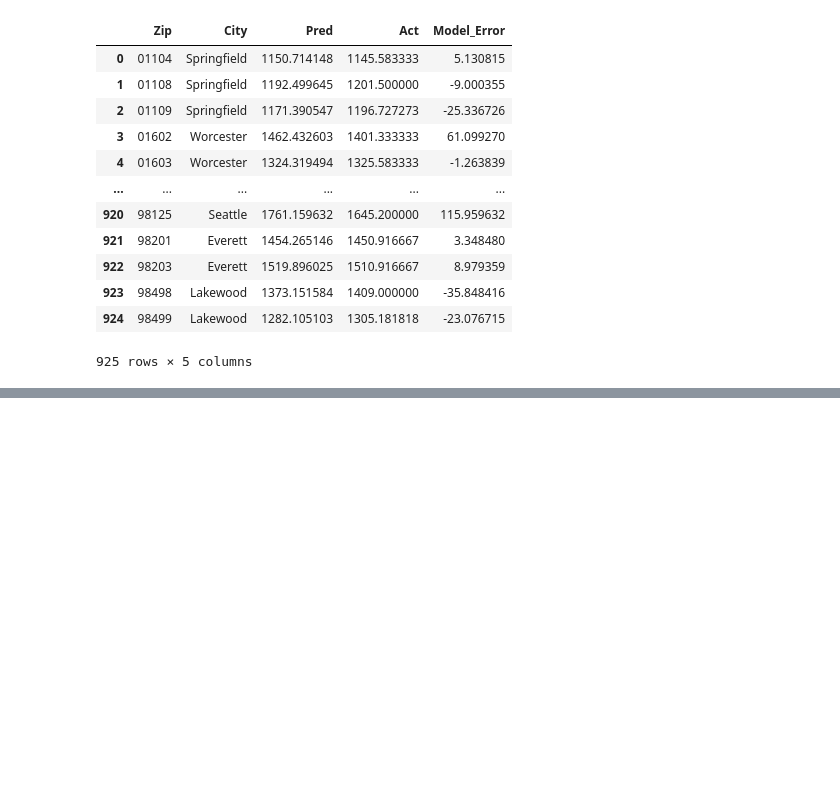
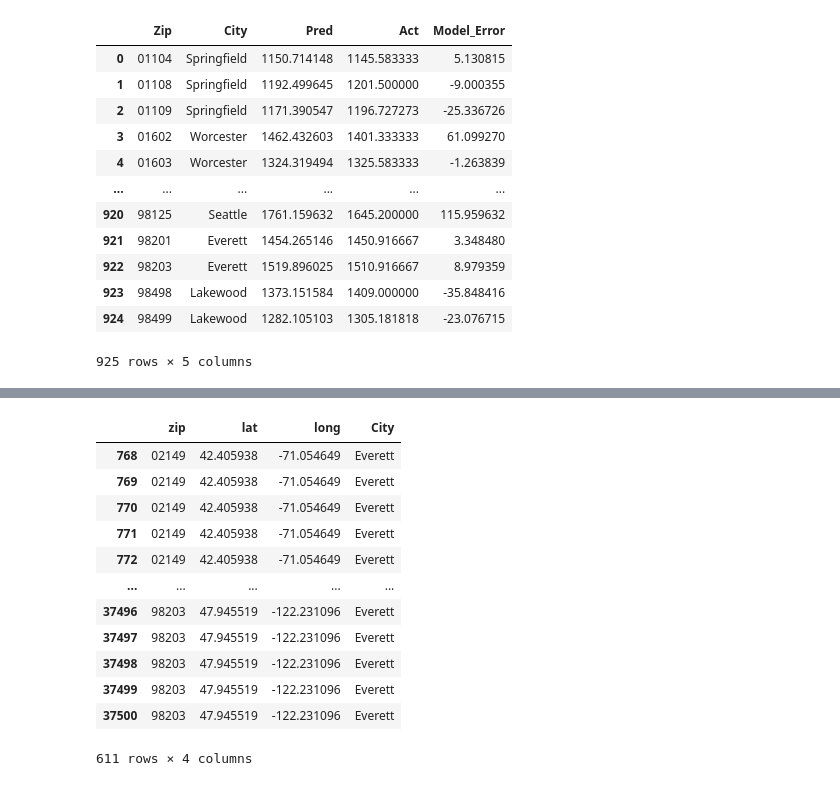
Before and after one commit to jonahsg/NYCDSA_Capstone, a Jupyter notebook: Final.ipynb, the cells around one changed output, grey strips where cells are left out. Drawn from its saved outputs; the diff is of its cells as text; code cells hidden in the pictures; blank space fills up the shorter version.

```diff
--- a/Final.ipynb
+++ b/Final.ipynb
@@ -344,0 +471,16 @@ with open("rf_cluster3.pkl" , 'rb') as file:
+# %%
+cit_top
+# %% [output]
+|  | zip | lat | long | City |
+| 768 | 02149 | 42.405938 | -71.054649 | Everett |
+| 769 | 02149 | 42.405938 | -71.054649 | Everett |
+| 770 | 02149 | 42.405938 | -71.054649 | Everett |
+| 771 | 02149 | 42.405938 | -71.054649 | Everett |
+| 772 | 02149 | 42.405938 | -71.054649 | Everett |
+| ... | ... | ... | ... | ... |
+| 37496 | 98203 | 47.945519 | -122.231096 | Everett |
+| 37497 | 98203 | 47.945519 | -122.231096 | Everett |
+| 37498 | 98203 | 47.945519 | -122.231096 | Everett |
+| 37499 | 98203 | 47.945519 | -122.231096 | Everett |
+| 37500 | 98203 | 47.945519 | -122.231096 | Everett |
+611 rows × 4 columns
```
Also changed, not shown: parts of 16 cells of this notebook.
